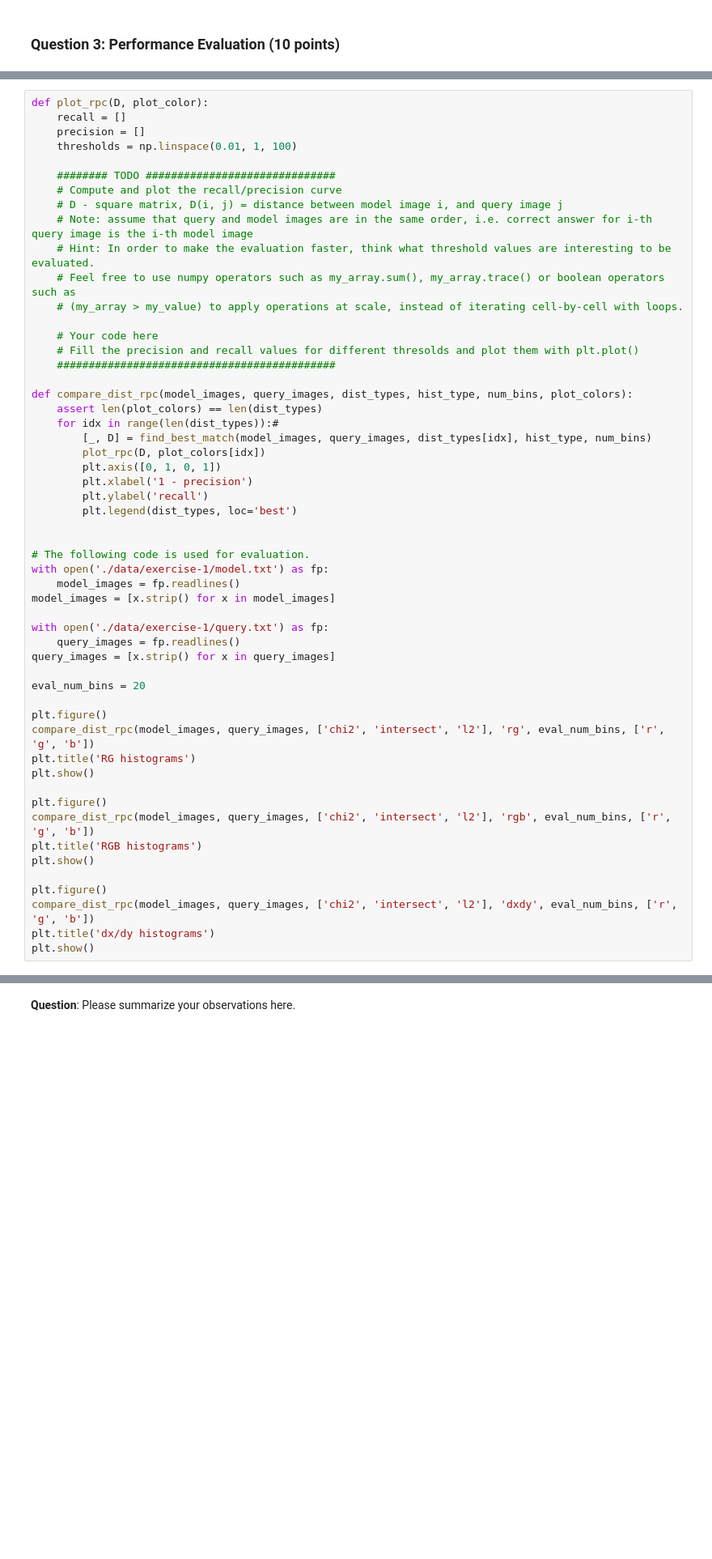
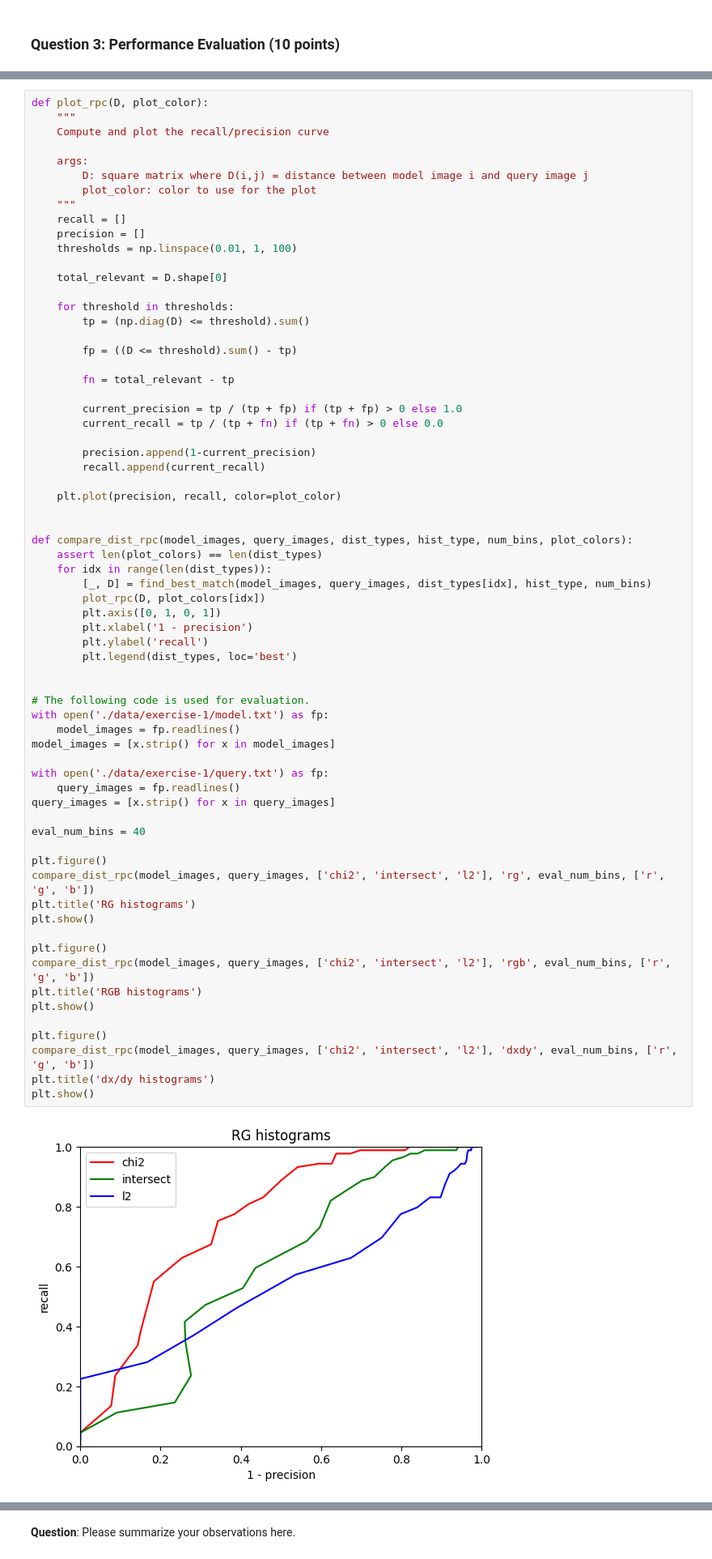
Before and after one commit to nimadindar/HLCV, a Jupyter notebook: assignment1/exercise-1-Part1.ipynb, the cells around one changed output, grey strips where cells are left out. Shown at 81% size. Cells and saved outputs as stored; diff of their text form; blank space fills up the shorter version.

```diff
--- a/assignment1/exercise-1-Part1.ipynb
+++ b/assignment1/exercise-1-Part1.ipynb
@@ -758,55 +758,70 @@ performance at different levels of confidence. See **Figure 3** for an example o
 <img src="./data/exercise-1/fig3.png" width="400" align=left>
 # %%
 def plot_rpc(D, plot_color):
+    """
+    Compute and plot the recall/precision curve
+
+    args:
+        D: square matrix where D(i,j) = distance between model image i and query image j
+        plot_color: color to use for the plot
+    """
     recall = []
     precision = []
     thresholds = np.linspace(0.01, 1, 100)
 
-    ######## TODO ##############################
-    # Compute and plot the recall/precision curve
-    # D - square matrix, D(i, j) = distance between model image i, and query image j
-    # Note: assume that query and model images are in the same order, i.e. correct answer for i-th query image is the i-th model image
-    # Hint: In order to make the evaluation faster, think what threshold values are interesting to be evaluated.
-    # Feel free to use numpy operators such as my_array.sum(), my_array.trace() or boolean operators such as
-    # (my_array > my_value) to apply operations at scale, instead of iterating cell-by-cell with loops.
+    total_relevant = D.shape[0]
 
-    # Your code here
-    # Fill the precision and recall values for different thresolds and plot them with plt.plot()
-    ############################################
+    for threshold in thresholds:
+        tp = (np.diag(D) <= threshold).sum()
+
+        fp = ((D <= threshold).sum() - tp)
+
+        fn = total_relevant - tp
+
+        current_precision = tp / (tp + fp) if (tp + fp) > 0 else 1.0
+        current_recall = tp / (tp + fn) if (tp + fn) > 0 else 0.0
+
+        precision.append(1-current_precision)
+        recall.append(current_recall)
+
+    plt.plot(precision, recall, color=plot_color)
+
 
 def compare_dist_rpc(model_images, query_images, dist_types, hist_type, num_bins, plot_colors):
     assert len(plot_colors) == len(dist_types)
-    for idx in range(len(dist_types)):#
+    for idx in range(len(dist_types)):
         [_, D] = find_best_match(model_images, query_images, dist_types[idx], hist_type, num_bins)
         plot_rpc(D, plot_colors[idx])
         plt.axis([0, 1, 0, 1])
         plt.xlabel('1 - precision')
         plt.ylabel('recall')
         plt.legend(dist_types, loc='best')
 
 
 # The following code is used for evaluation.
 with open('./data/exercise-1/model.txt') as fp:
     model_images = fp.readlines()
 model_images = [x.strip() for x in model_images]
 
 with open('./data/exercise-1/query.txt') as fp:
     query_images = fp.readlines()
 query_images = [x.strip() for x in query_images]
 
-eval_num_bins = 20
+eval_num_bins = 40
 
 plt.figure()
 compare_dist_rpc(model_images, query_images, ['chi2', 'intersect', 'l2'], 'rg', eval_num_bins, ['r', 'g', 'b'])
 plt.title('RG histograms')
 plt.show()
 
 plt.figure()
 compare_dist_rpc(model_images, query_images, ['chi2', 'intersect', 'l2'], 'rgb', eval_num_bins, ['r', 'g', 'b'])
 plt.title('RGB histograms')
 plt.show()
 
 plt.figure()
 compare_dist_rpc(model_images, query_images, ['chi2', 'intersect', 'l2'], 'dxdy', eval_num_bins, ['r', 'g', 'b'])
 plt.title('dx/dy histograms')
 plt.show()
+# %% [output]
+[figure, added]
```
Also changed, not shown: parts of 3 cells of this notebook.
